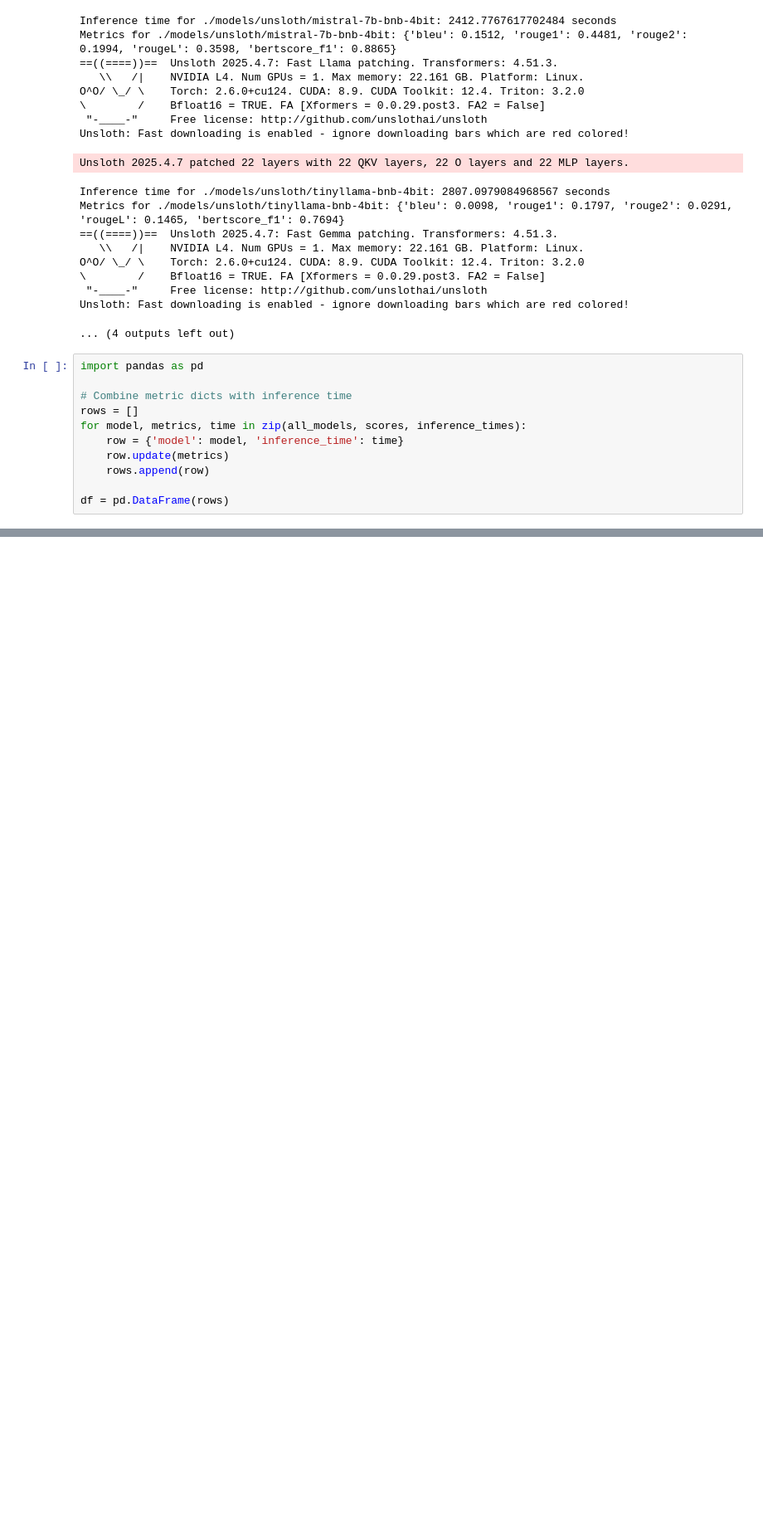
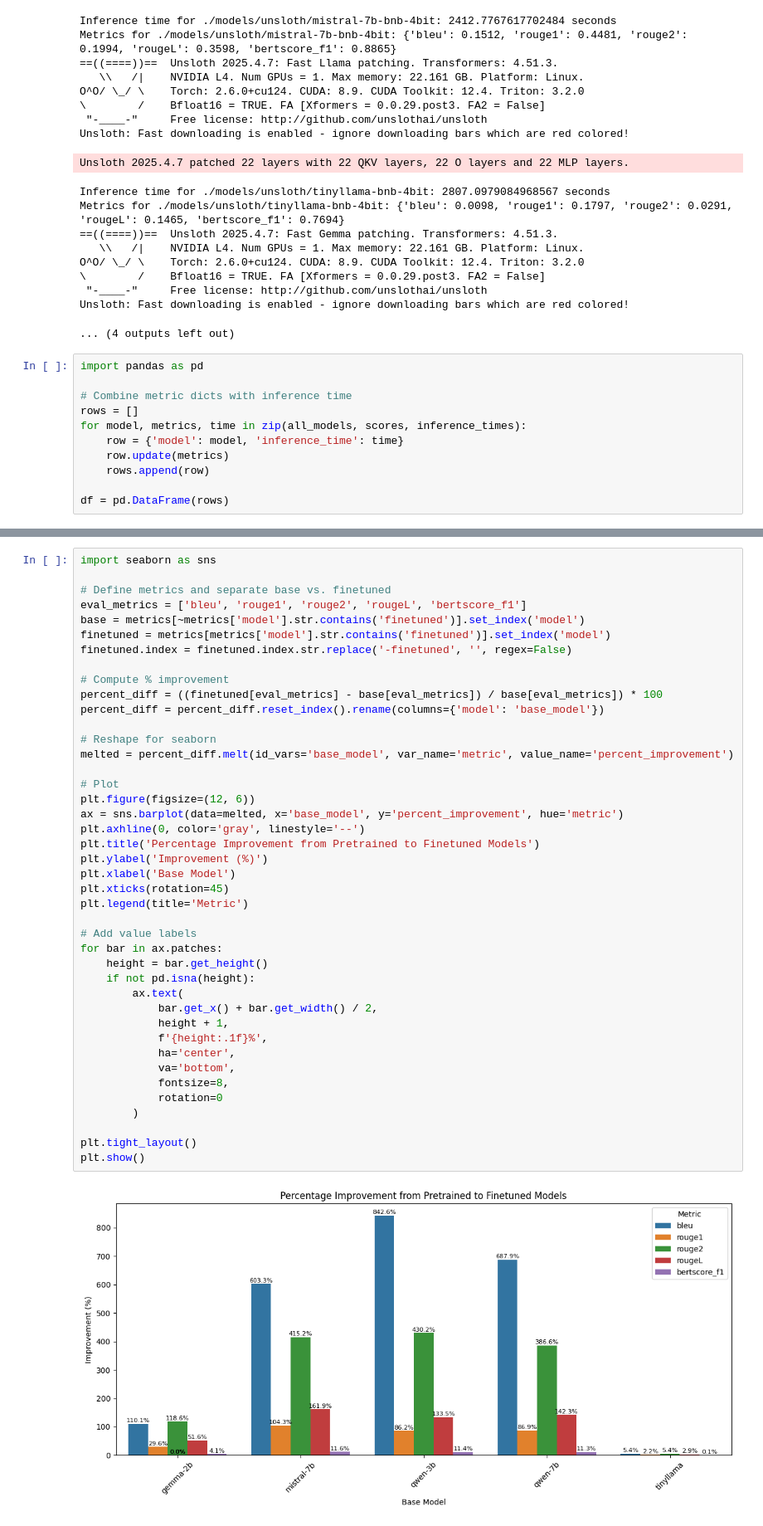
Before and after one commit to michp15/DSC514_NLP_Project, a Jupyter notebook: nlp_modeling.ipynb, the cells around one changed output, grey strips where cells are left out. Shown at 83% size. Drawn from its saved outputs; the diff is of its cells as text; blank space fills up the shorter version.

```diff
--- a/nlp_modeling.ipynb
+++ b/nlp_modeling.ipynb
@@ -1088,0 +1166,44 @@ df.to_csv('metrics.csv', index=False)
+# %%
+import seaborn as sns
+
+# Define metrics and separate base vs. finetuned
+eval_metrics = ['bleu', 'rouge1', 'rouge2', 'rougeL', 'bertscore_f1']
+base = metrics[~metrics['model'].str.contains('finetuned')].set_index('model')
+finetuned = metrics[metrics['model'].str.contains('finetuned')].set_index('model')
+finetuned.index = finetuned.index.str.replace('-finetuned', '', regex=False)
+
+# Compute % improvement
+percent_diff = ((finetuned[eval_metrics] - base[eval_metrics]) / base[eval_metrics]) * 100
+percent_diff = percent_diff.reset_index().rename(columns={'model': 'base_model'})
+
+# Reshape for seaborn
+melted = percent_diff.melt(id_vars='base_model', var_name='metric', value_name='percent_improvement')
+
+# Plot
+plt.figure(figsize=(12, 6))
+ax = sns.barplot(data=melted, x='base_model', y='percent_improvement', hue='metric')
+plt.axhline(0, color='gray', linestyle='--')
+plt.title('Percentage Improvement from Pretrained to Finetuned Models')
+plt.ylabel('Improvement (%)')
+plt.xlabel('Base Model')
+plt.xticks(rotation=45)
+plt.legend(title='Metric')
+
+# Add value labels
+for bar in ax.patches:
+    height = bar.get_height()
+    if not pd.isna(height):
+        ax.text(
+            bar.get_x() + bar.get_width() / 2,
+            height + 1,
+            f'{height:.1f}%',
+            ha='center',
+            va='bottom',
+            fontsize=8,
+            rotation=0
+        )
+
+plt.tight_layout()
+plt.show()
+# %% [output]
+[figure, added]
```
Also changed, not shown: parts of 8 cells of this notebook.
